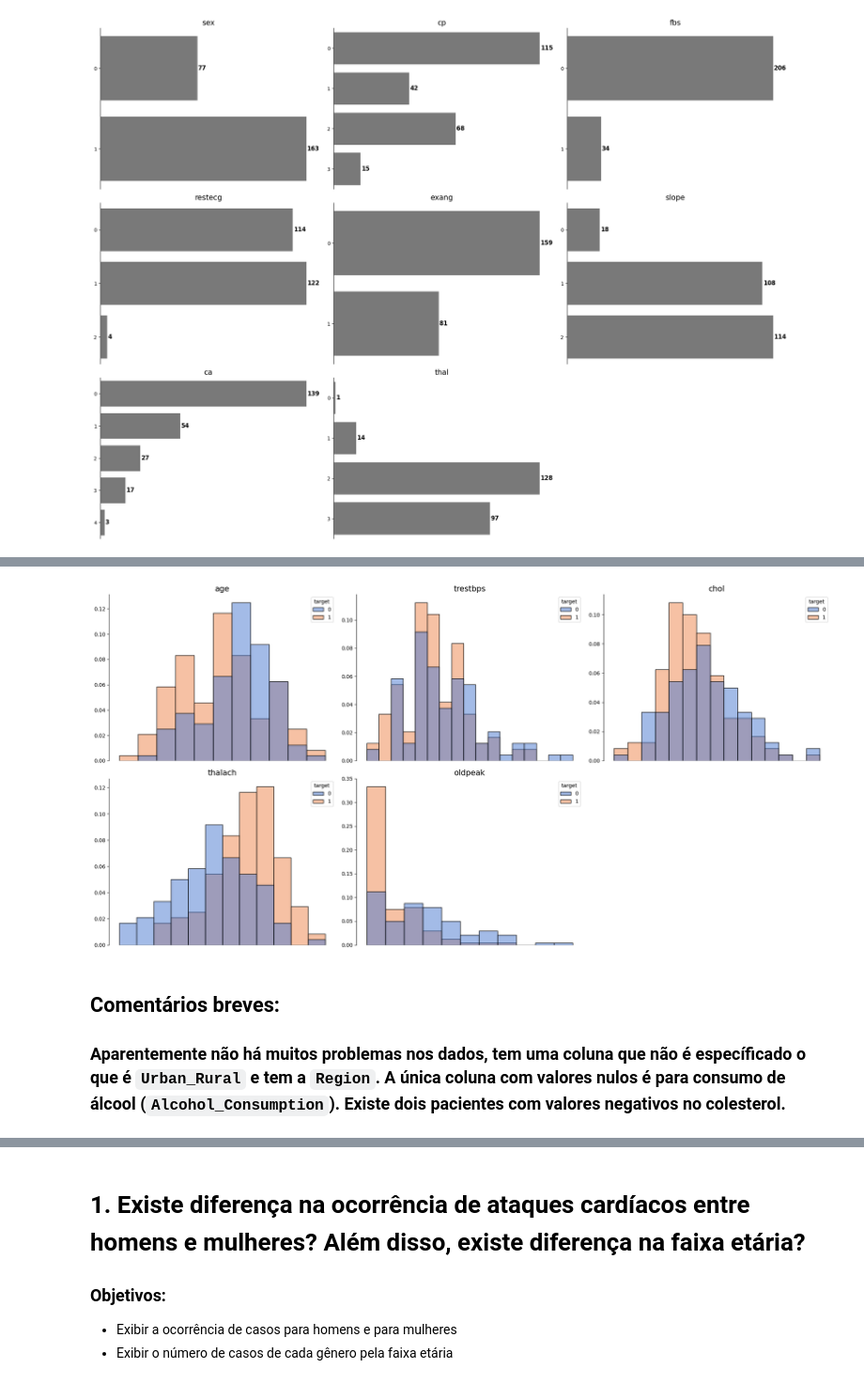
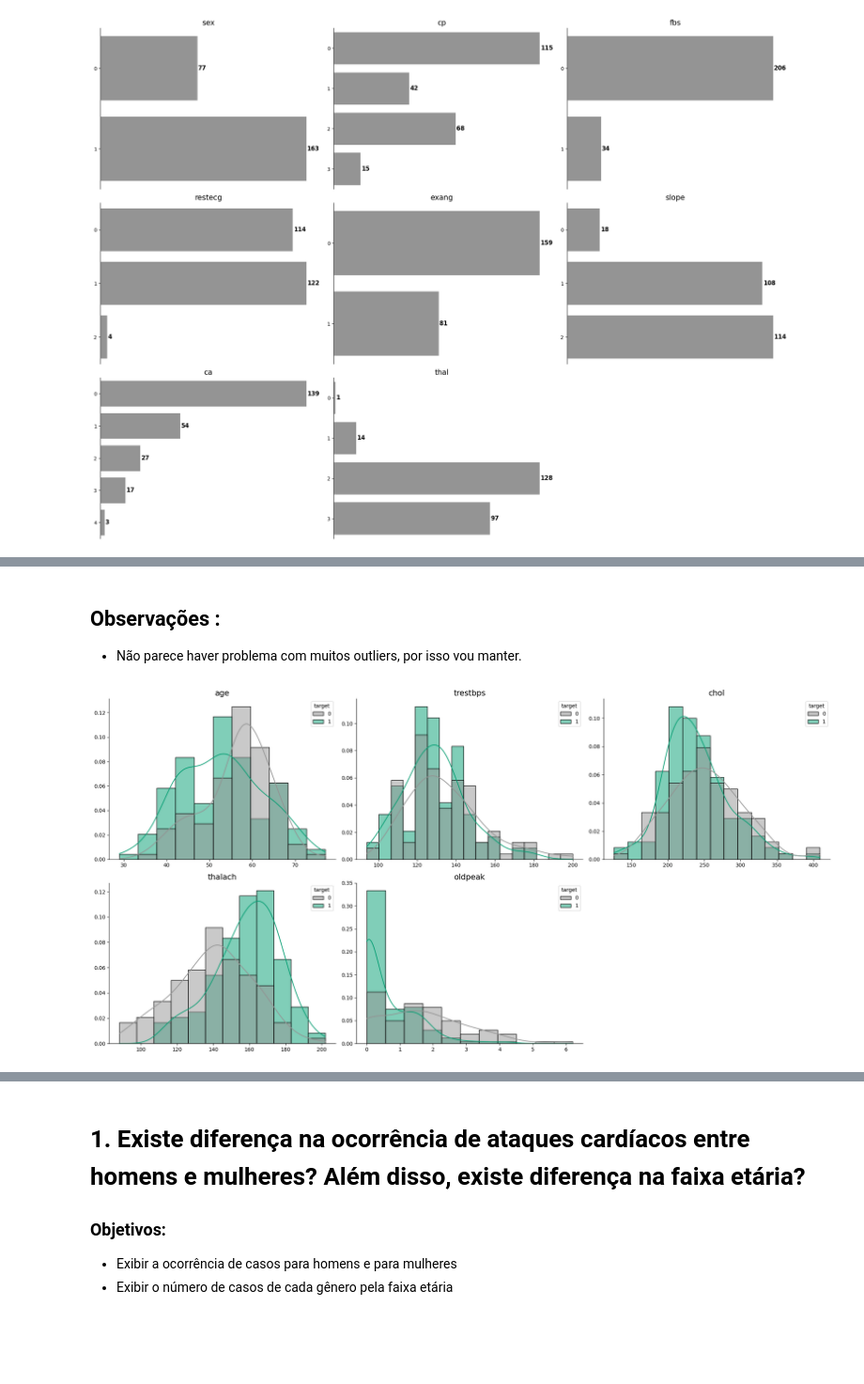
Before and after one commit to Gui-Leao/Heart-Attack-Prediction, a Jupyter notebook: EDA.ipynb, the cells around one changed output, grey strips where cells are left out. Shown at 94% size. Saved outputs shown, nothing was run; the diff lists cells and outputs as text; code cells hidden in the pictures; blank space fills up the shorter version.

Commit message:
Partindo para as perguntas

```diff
--- a/EDA.ipynb
+++ b/EDA.ipynb
@@ -33,3 +15,8 @@ from sklearn.preprocessing import StandardScaler,OneHotEncoder, OrdinalEncoder,
+# %%
+# Abrindo os dados
+df = pd.read_csv("dataset/Heart_Attack_Data_Set.csv")
+# Escolhendo essa paleta de cores
+sns.set_palette("muted")
 # %%
 # Abrindo os dados
 df = pd.read_csv("dataset/Heart_Attack_Data_Set.csv")
@@ -307,7 +311,7 @@ axes = axes.flatten()
 
 # Loop para plotar cada variável categórica
 for num, feature in enumerate(categorical_features):
-    sns.countplot(y=feature, data=X_train, ax=axes[num],color="#797979")
+    sns.countplot(y=feature, data=X_train, ax=axes[num],color='#949494')
     axes[num].set_title(f'{feature}',fontsize= 15)
     axes[num].set_xlabel("")
     axes[num].set_ylabel("")
@@ -333,0 +350,33 @@ plt.show()
+# %%
+num_vars = len(numerical_features)
+num_cols = 3
+num_rows = (num_vars // num_cols) + (1 if num_vars % num_cols != 0 else 0)
+
+# Criando uma figura com subplots
+fig, axes = plt.subplots(num_rows, num_cols, figsize=(20, 5 * num_rows))
+axes = axes.flatten()
+
+# Loop para plotar cada variável categórica
+for num, feature in enumerate(numerical_features):
+    sns.boxplot(y=feature, data=X_train, ax=axes[num],color='#949494')
+    axes[num].set_title(f'{feature}',fontsize= 15)
+    axes[num].set_xlabel("")
+    axes[num].set_ylabel("")
+    axes[num].spines["top"].set_visible(False)
+    axes[num].spines["right"].set_visible(False)
+    axes[num].spines["bottom"].set_visible(False)
+    axes[num].tick_params(axis='x', which='both', bottom=False, labelbottom=False)
+
+
+    # for bar in axes[num].patches:
+    #     count = bar.get_width()
+    #     x = count + 0.5  # Centralizar o rótulo na barra
+    #     y = bar.get_y() + bar.get_height() / 2  # Centralizar o rótulo verticalmente
+    #     axes[num].text(x, y, f'{int(count)}', ha='left', va='center', fontsize=12, color='black',fontweight='bold')
+
+# Removendo gráficos vazios
+for i in range(num_vars, len(axes)):
+    axes[i].axis("off")
+
+plt.tight_layout()
+plt.show()
@@ -334,32 +385,29 @@ plt.show()
+# %% [markdown]
+## Observações :
+- Não parece haver problema com muitos outliers, por isso vou manter.
 # %%
 num_vars = len(numerical_features)
 num_cols = 3
 num_rows = (num_vars // num_cols) + (1 if num_vars % num_cols != 0 else 0)
 
 # Criando uma figura com subplots
 fig, axes = plt.subplots(num_rows, num_cols, figsize=(20, 5 * num_rows))
 axes = axes.flatten()
 
 # Loop para plotar cada variável categórica
 for num, feature in enumerate(numerical_features):
-    sns.histplot(x=feature, data=df_train,hue='target', ax=axes[num],stat='proportion',palette='muted')
+    sns.histplot(x=feature, data=df_train,hue='target', ax=axes[num],stat='proportion',palette=['#949494','#029E73'],kde=True)
     axes[num].set_title(f'{feature}',fontsize= 15)
     axes[num].set_xlabel("")
     axes[num].set_ylabel("")
     axes[num].spines["top"].set_visible(False)
     axes[num].spines["right"].set_visible(False)
-    axes[num].spines["bottom"].set_visible(False)
-    axes[num].tick_params(axis='x', which='both', bottom=False, labelbottom=False)
 
 # Removendo gráficos vazios
 for i in range(num_vars, len(axes)):
     axes[i].axis("off")
 
 plt.tight_layout()
 plt.show()
 # %% [output]
-[figure, old version]
+[figure, new version]
-# %% [markdown]
-## Comentários breves:
-
-### Aparentemente não há muitos problemas nos dados, tem uma coluna que não é específicado o que é `Urban_Rural` e tem a `Region`.  A única coluna com valores nulos é para consumo de álcool (`Alcohol_Consumption`). Existe dois pacientes com valores negativos no colesterol.
```
Also changed, not shown: parts of 26 cells of this notebook.
